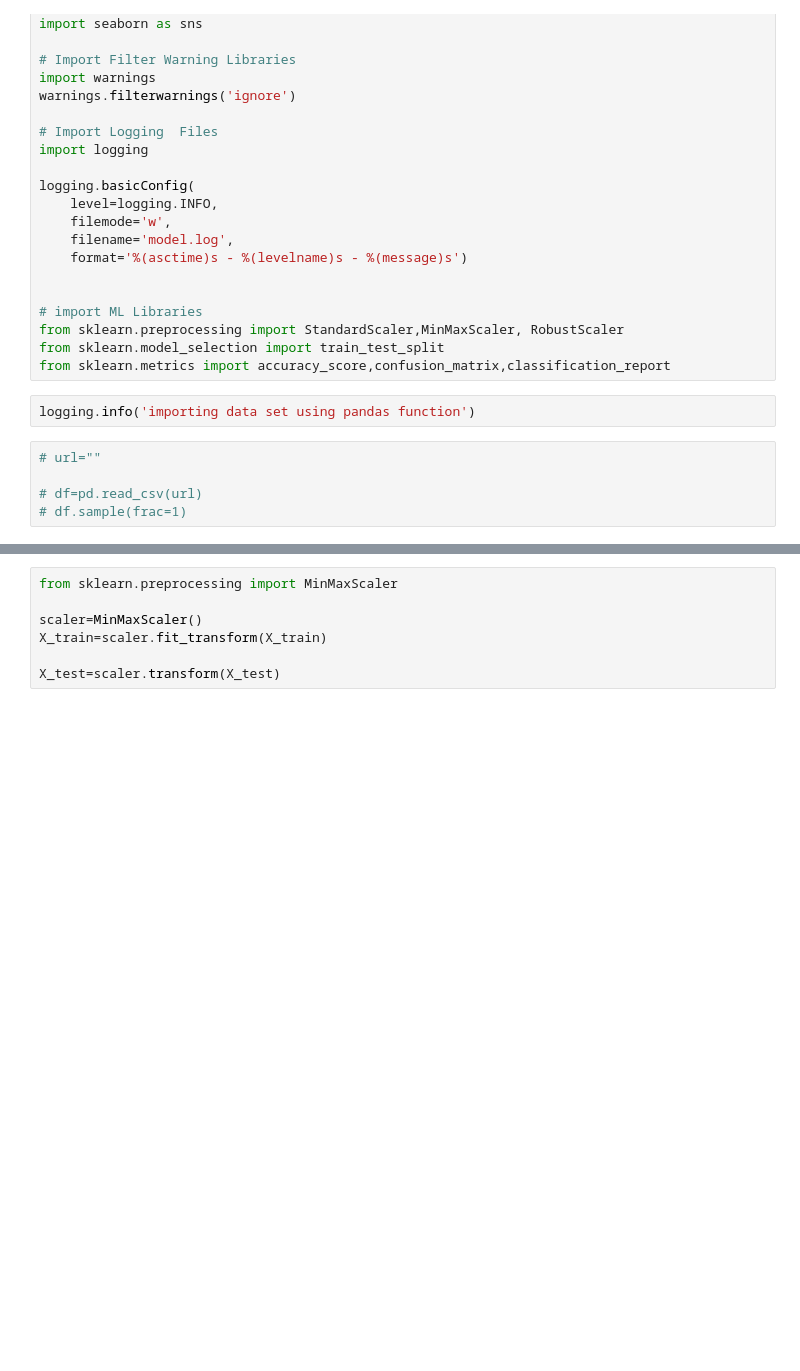
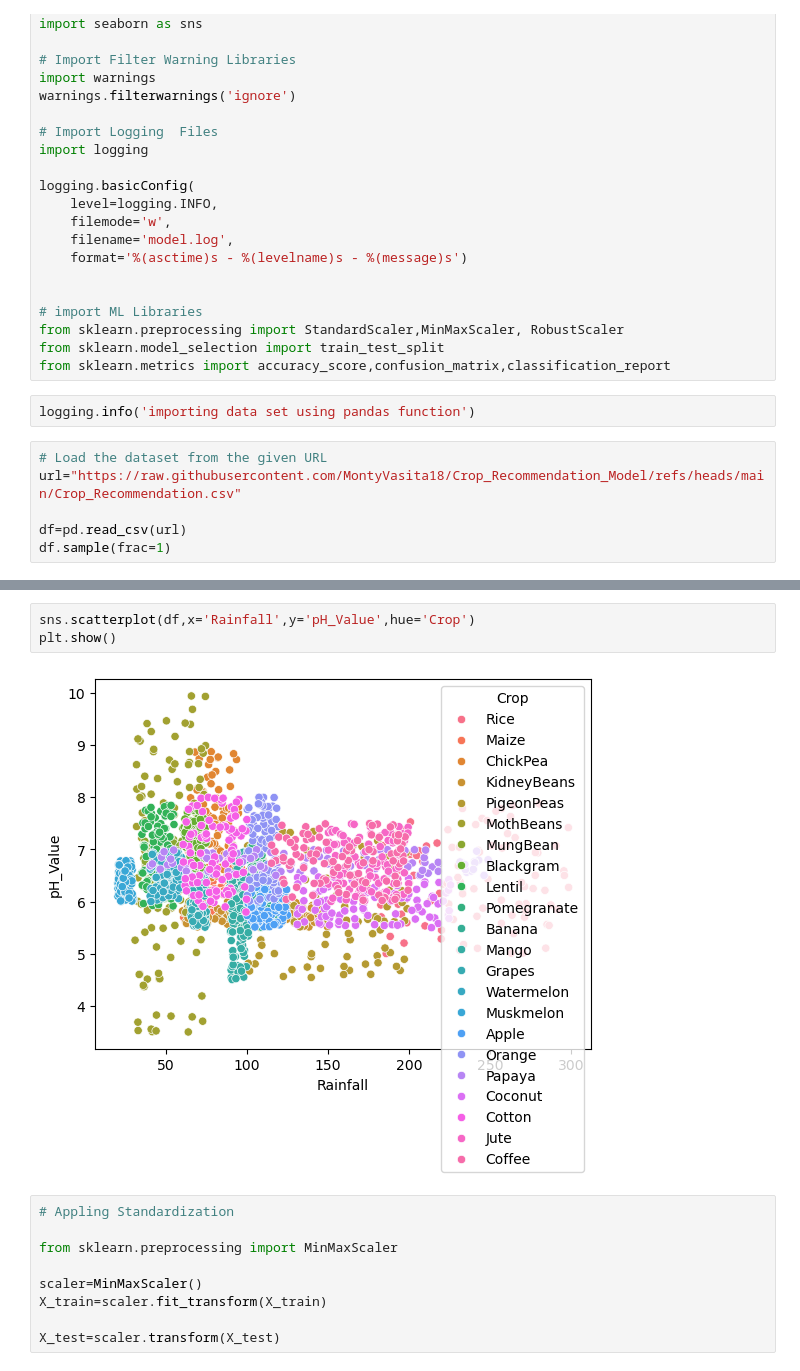
Before and after one commit to MontyVasita18/Crop_Recommendation_Model, a Jupyter notebook: model.ipynb, the cells around one changed output, grey strips where cells are left out. Saved outputs shown, nothing was run; the diff lists cells and outputs as text; blank space fills up the shorter version.

Commit message:
model_building done

```diff
--- a/model.ipynb
+++ b/model.ipynb
@@ -28,7 +28,8 @@ from sklearn.metrics import accuracy_score,confusion_matrix,classification_repor
 # %%
 logging.info('importing data set using pandas function')
 # %%
-# url=""
+# Load the dataset from the given URL
+url="https://raw.githubusercontent.com/MontyVasita18/Crop_Recommendation_Model/refs/heads/main/Crop_Recommendation.csv"
 
-# df=pd.read_csv(url)
-# df.sample(frac=1)
+df=pd.read_csv(url)
+df.sample(frac=1)
@@ -85,4 +173,11 @@ plt.show()
+# %%
+sns.scatterplot(df,x='Rainfall',y='pH_Value',hue='Crop')
+plt.show()
+# %% [output]
+[figure, added]
 # %%
+# Appling Standardization
+
 from sklearn.preprocessing import MinMaxScaler
 
 scaler=MinMaxScaler()
```
Also changed, not shown: parts of 16 cells of this notebook, 1 other file.
